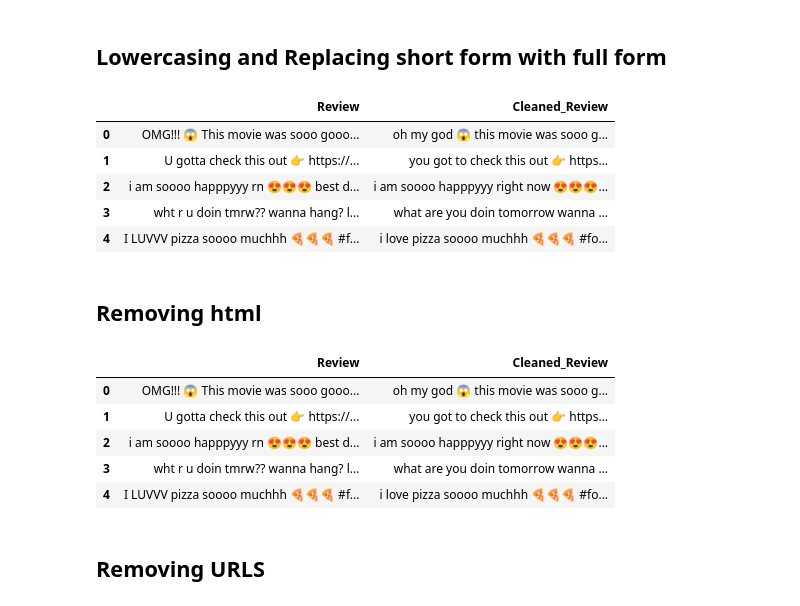
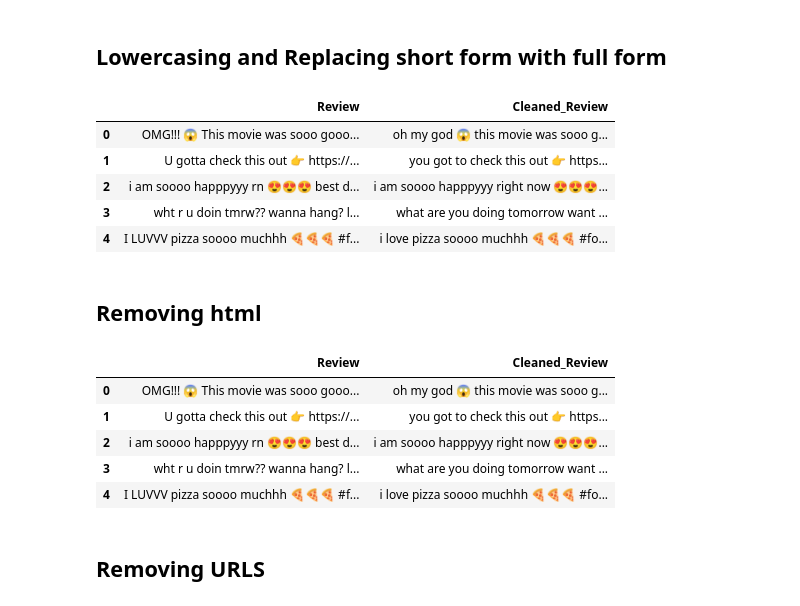
Before and after one commit to seli33/Infromation-Retrieval, a Jupyter notebook: textprepro.ipynb, the cells around one changed output. Drawn from its saved outputs; the diff is of its cells as text; code cells hidden in the pictures.

```diff
--- a/textprepro.ipynb
+++ b/textprepro.ipynb
@@ -7,11 +7,11 @@ data = [
     "i am soooo happpyyy rn 😍😍😍 best day everrrrr!!!!!",
     "wht r u doin tmrw?? wanna hang? lol 😂",
     "I LUVVV pizza soooo muchhh 🍕🍕🍕 #foodie",
-    "Ths place is aweeesomee but srvce cud b bttr...",
+    "Ths place is awesomee but srvce cud be bttr...",
     "IMMA bout to rage quit dis game 😤😤😤 y'all it's broken af",
     "plz tell me ur opinion... it's vry imp 2 me 🙏🙏",
-    "the lecture was boooooringgg af 😪😪😪 couldn't even listen!",
-    "Y r ppl still using IE?? bruh... chrome > everything 😒😒"
+    "the lecture was boringgg af 😪😪😪 couldn't even listen!",
+
 ]
 
 df = pd.DataFrame(data, columns=["Review"])
@@ -45,45 +44,51 @@ short_forms = {
     "u": "you",
     "r": "are",
     "ur": "your",
+    "2":"to",
+    "imp":"important",
+    "doin":"doing",
     "tmrw": "tomorrow",
     "plz": "please",
     "cud": "could",
     "bttr": "better",
+    "cant":"cannot",
     "luv": "love",
     "luvvv": "love",
     "gr8": "great",
     "rn": "right now",
-    "imma": "i am going to",
+    "imma": "i am ",
+    "bout":"about",
     "y'all": "you all",
     "af": "as friend",  #
     "wht": "what",
     "srvce": "service",
     "dis": "this",
     "vry": "very",
+    "couldnt":"could not",
     "opinion...": "opinion",  # punctuation cleanup may be separate
     "bruh": "brother",  # or slang term for "dude"
     "lol": "laughing out loud",
     "it's": "it is",  # contraction (optional in some cleanups)
-    "y": "why",
     "ppl": "people",
      "gotta": "got to",
+     "wanna":"want to",
     "hang?": "hang",  # punctuation cleanup again
 }
 
 def clean_text(text):
     split_word = text.lower().split()
     corrected_output = [short_forms.get(word.strip(".,!?;:'\""), word) for word in split_word]
     correct_words = ' '.join(corrected_output)
     return correct_words
 
 df['Cleaned_Review'] = df['Review'].apply(clean_text)
 df[['Review', 'Cleaned_Review']].head()
 # %% [output]
 |  | Review | Cleaned_Review |
 | 0 | OMG!!! 😱 This movie was sooo gooo... | oh my god 😱 this movie was sooo g... |
 | 1 | U gotta check this out 👉 https://... | you got to check this out 👉 https... |
 | 2 | i am soooo happpyyy rn 😍😍😍 best d... | i am soooo happpyyy right now 😍😍😍... |
-| 3 | wht r u doin tmrw?? wanna hang? l... | what are you doin tomorrow wanna ... |
+| 3 | wht r u doin tmrw?? wanna hang? l... | what are you doing tomorrow want ... |
 | 4 | I LUVVV pizza soooo muchhh 🍕🍕🍕 #f... | i love pizza soooo muchhh 🍕🍕🍕 #fo... |
 # %% [markdown]
 ## Removing html
@@ -102,7 +107,7 @@ df.head()
 | 0 | OMG!!! 😱 This movie was sooo gooo... | oh my god 😱 this movie was sooo g... |
 | 1 | U gotta check this out 👉 https://... | you got to check this out 👉 https... |
 | 2 | i am soooo happpyyy rn 😍😍😍 best d... | i am soooo happpyyy right now 😍😍😍... |
-| 3 | wht r u doin tmrw?? wanna hang? l... | what are you doin tomorrow wanna ... |
+| 3 | wht r u doin tmrw?? wanna hang? l... | what are you doing tomorrow want ... |
 | 4 | I LUVVV pizza soooo muchhh 🍕🍕🍕 #f... | i love pizza soooo muchhh 🍕🍕🍕 #fo... |
 # %% [markdown]
 ## Removing URLS
```
Also changed, not shown: parts of 18 cells of this notebook.
